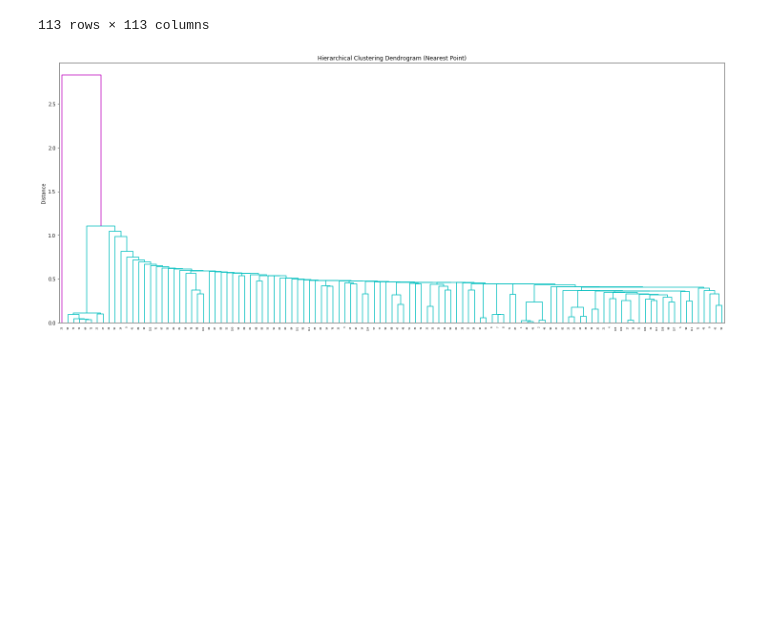
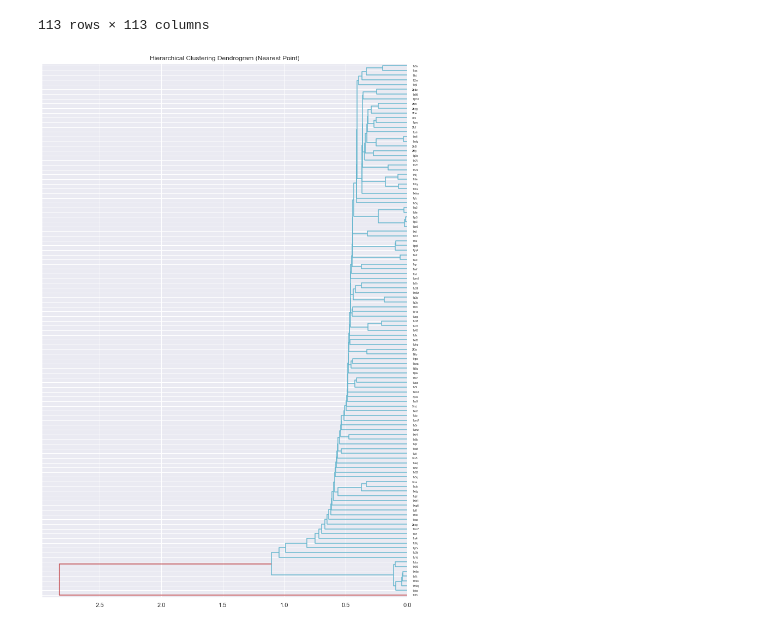
Before and after one commit to albertocarpentieri/BiologicalData, a Jupyter notebook: Part2/Structural classification/TMAlign.ipynb, the cells around one changed output. Drawn from its saved outputs; the diff is of its cells as text; code cells hidden in the pictures; blank space fills up the shorter version.

```diff
--- a/Part2/Structural classification/TMAlign.ipynb
+++ b/Part2/Structural classification/TMAlign.ipynb
@@ -73,13 +73,12 @@ Z3 = linkage(distance_matrix, method="weighted")
 # %%
 # Plot the dendrogram of hierarchical clustering
 
-plt.figure(figsize=(25, 10))
+plt.figure(figsize=(12, 18))
 set_link_color_palette(['c', 'm', 'y', 'k'])
 plt.title('Hierarchical Clustering Dendrogram (Nearest Point)')
-plt.ylabel('Distance')
-dendrogram(Z1,above_threshold_color='m')
-plt.savefig('NearestPoint.jpg')
+dendrogram(Z1,above_threshold_color='r',labels=distance_matrix.columns,orientation="left")
+plt.savefig('NearestPoint.jpg', dpi= 400 )
 plt.show()
 # %% [output]
-[figure, old version]
+[figure, new version]
 # %%
```
Also changed, not shown: parts of 2 cells of this notebook, 3 other files.
